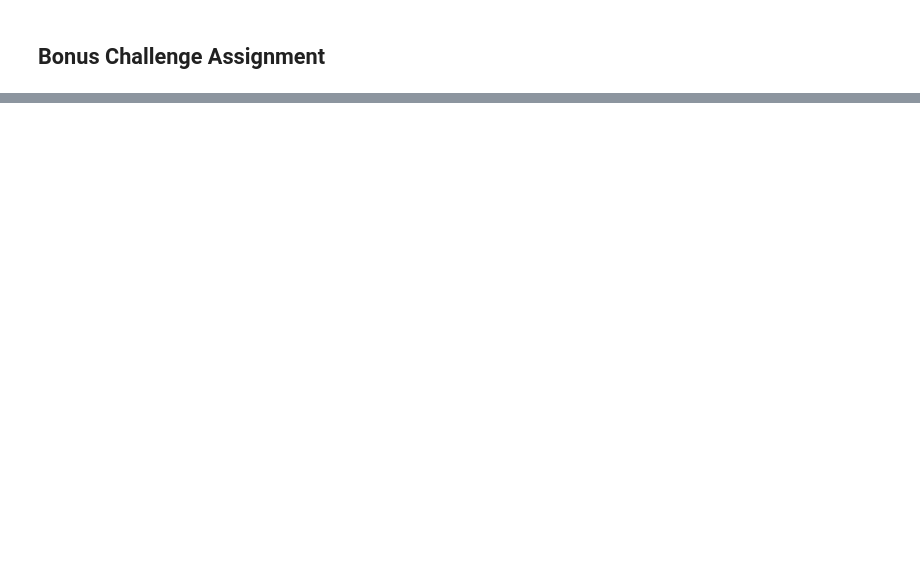
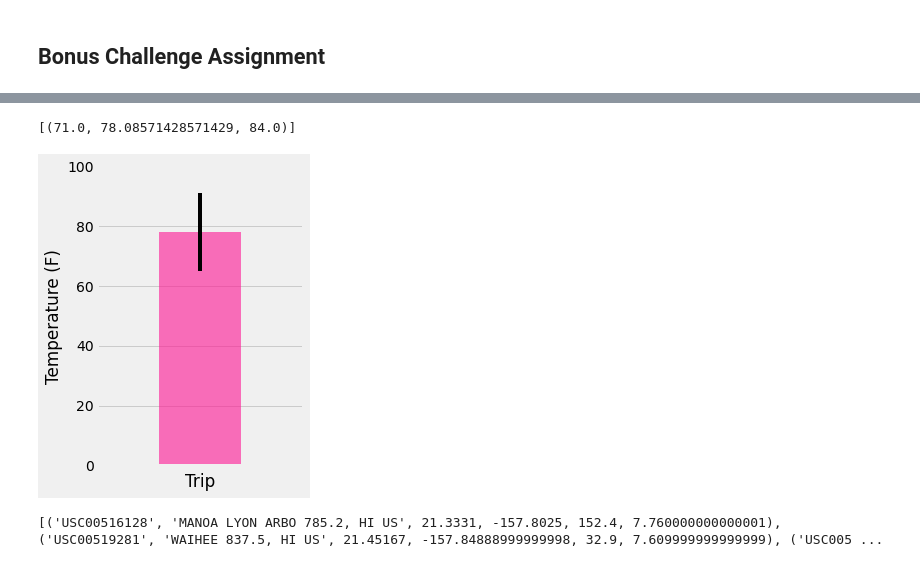
Before and after one commit to Lafayola/sqlalchemy-challenge, a Jupyter notebook: climate_starter SN.ipynb, the cells around one changed output, grey strips where cells are left out. Saved outputs shown, nothing was run; the diff lists cells and outputs as text; code cells hidden in the pictures; blank space fills up the shorter version.

```diff
--- a/climate_starter SN.ipynb
+++ b/climate_starter SN.ipynb
@@ -235,14 +304,53 @@ print(calc_temps('2012-02-28', '2012-03-05'))
 # %%
 # Use your previous function `calc_temps` to calculate the tmin, tavg, and tmax
 # for your trip using the previous year's data for those same dates.
+temp_avg_last12=calc_temps('2016-08-20', '2016-08-30')
+print(temp_avg_last12)
+# %% [output]
+[(71.0, 78.08571428571429, 84.0)]
 # %%
 # Plot the results from your previous query as a bar chart.
 # Use "Trip Avg Temp" as your Title
 # Use the average temperature for the y value
 # Use the peak-to-peak (tmax-tmin) value as the y error bar (yerr)
+error = temp_avg_last12[0][2]-temp_avg_last12[0][0]
+avg_temp = temp_avg_last12[0][1]
+min_temp = temp_avg_last12[0][0]
+max_temp = temp_avg_last12[0][2]
+
+fig, ax = plt.subplots(figsize=(4,5))
+bar_chart = ax.bar(1 , avg_temp, color= '#FF1493', tick_label='',yerr=error, alpha=0.6)
+ax.set_xlabel("Trip")
+ax.set_ylabel("Temperature (F)")
+
+def autolabels(rects):
+    for rect in rects:
+        h=rect.get_height()
+
+#label the bars
+autolabels(bar_chart)
+plt.ylim(0, 100)
+plt.xlim(0,2)
+ax.xaxis.grid()
+fig.tight_layout()
+plt.show()
+# %% [output]
+[figure, added]
 # %%
 # Calculate the total amount of rainfall per weather station for your trip dates using the previous year's matching dates.
 # Sort this in descending order by precipitation amount and list the station, name, latitude, longitude, and elevation
+trip_start = '2016-08-20'
+trip_end = '2016-08-30'
+
+sel = [Station.station, Station.name, Station.latitude, Station.longitude, Station.elevation, func.sum(Measurement.prcp)]
+result = session.query(*sel).\
+    filter(Measurement.station == Station.station).\
+    filter(Measurement.date >= trip_start).\
+    filter(Measurement.date <= trip_end).\
+    group_by(Station.name).order_by(func.sum(Measurement.prcp).desc()).all()
+print (result)
+# %% [output]
+[('USC00516128', 'MANOA LYON ARBO 785.2, HI US', 21.3331, -157.8025, 152.4, 7.760000000000001), ('USC00519281', 'WAIHEE 837.5, HI US', 21.45167, -157.84888999999998, 32.9, 7.609999999999999), ('USC005 ...
 # %%
 # Create a query that will calculate the daily normals
 # (i.e. the averages for tmin, tmax, and tavg for all historic data matching a specific month and day)
```
Also changed, not shown: parts of 13 cells of this notebook.
